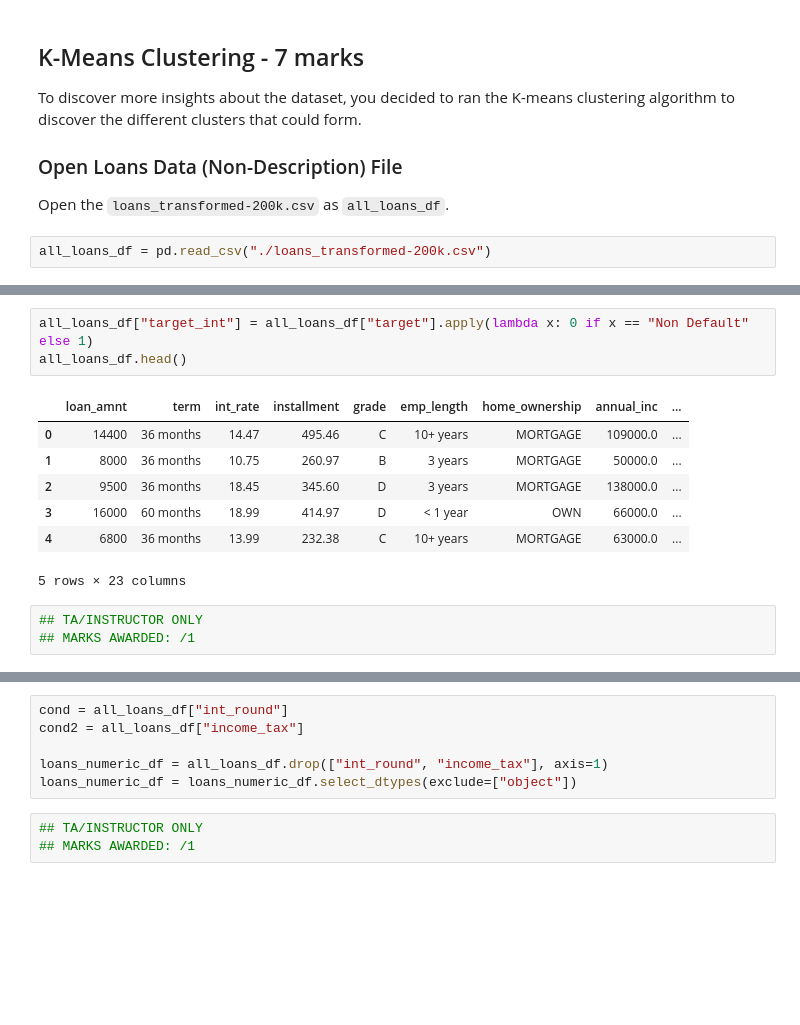
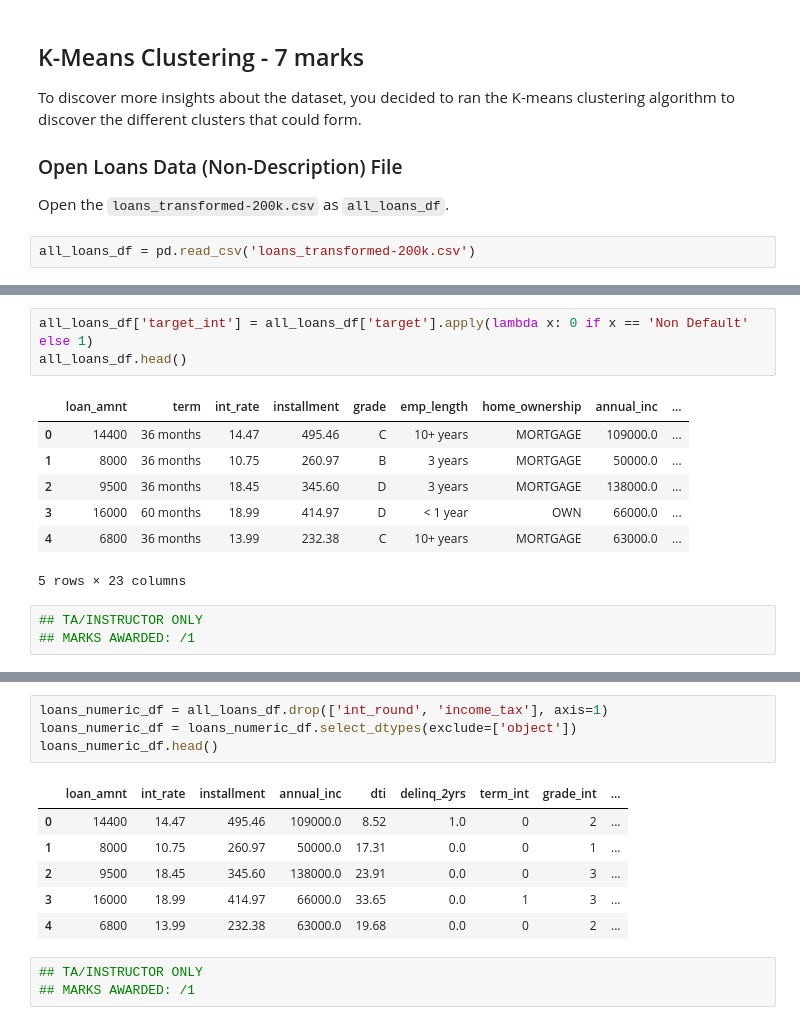
Before and after one commit to helloitsm3/DS102, a Jupyter notebook: Lesson 05/Problem Set/Bryan_Lim_Zhen_Lun_Hackwagon_Academy_DS102_-_Problem_Set_3.ipynb, the cells around one changed output, grey strips where cells are left out. Drawn from its saved outputs; the diff is of its cells as text; blank space fills up the shorter version.

```diff
--- a/Lesson 05/Problem Set/FirstName_LastName_Hackwagon_Academy_DS102_-_Problem_Set_3.ipynb
+++ b/Lesson 05/Problem Set/Bryan_Lim_Zhen_Lun_Hackwagon_Academy_DS102_-_Problem_Set_3.ipynb
@@ -338,7 +286,7 @@ To discover more insights about the dataset, you decided to ran the K-means clus
 
 Open the `loans_transformed-200k.csv` as `all_loans_df`.
 # %%
-all_loans_df = pd.read_csv("./loans_transformed-200k.csv")
+all_loans_df = pd.read_csv('loans_transformed-200k.csv')
 # %% [markdown]
 ### Q9. Integer Encoding
 
@@ -348,7 +296,7 @@ Just as the above Integer Encoding question, create a new column called `target_
 
 <img src="https://i.imgur.com/D0VcNAs.png"/>
 # %%
-all_loans_df["target_int"] = all_loans_df["target"].apply(lambda x: 0 if x == "Non Default" else 1)
+all_loans_df['target_int'] = all_loans_df['target'].apply(lambda x: 0 if x == 'Non Default' else 1)
 all_loans_df.head()
 # %% [output]
 |  | loan_amnt | term | int_rate | installment | grade | emp_length | home_ownership | annual_inc | ... |
@@ -370,11 +318,16 @@ For K-means algorithm to work properly, your dataframe should only contain numer
 
 <img src="https://i.imgur.com/80Ccldn.png">
 # %%
-cond = all_loans_df["int_round"]
-cond2 = all_loans_df["income_tax"]
-
-loans_numeric_df = all_loans_df.drop(["int_round", "income_tax"], axis=1)
-loans_numeric_df = loans_numeric_df.select_dtypes(exclude=["object"])
+loans_numeric_df = all_loans_df.drop(['int_round', 'income_tax'], axis=1)
+loans_numeric_df = loans_numeric_df.select_dtypes(exclude=['object'])
+loans_numeric_df.head()
+# %% [output]
+|  | loan_amnt | int_rate | installment | annual_inc | dti | delinq_2yrs | term_int | grade_int | ... |
+| 0 | 14400 | 14.47 | 495.46 | 109000.0 | 8.52 | 1.0 | 0 | 2 | ... |
+| 1 | 8000 | 10.75 | 260.97 | 50000.0 | 17.31 | 0.0 | 0 | 1 | ... |
+| 2 | 9500 | 18.45 | 345.60 | 138000.0 | 23.91 | 0.0 | 0 | 3 | ... |
+| 3 | 16000 | 18.99 | 414.97 | 66000.0 | 33.65 | 0.0 | 1 | 3 | ... |
+| 4 | 6800 | 13.99 | 232.38 | 63000.0 | 19.68 | 0.0 | 0 | 2 | ... |
 # %%
 ## TA/INSTRUCTOR ONLY
 ## MARKS AWARDED: /1
```
Also changed, not shown: parts of 19 cells of this notebook, 1 other file.
